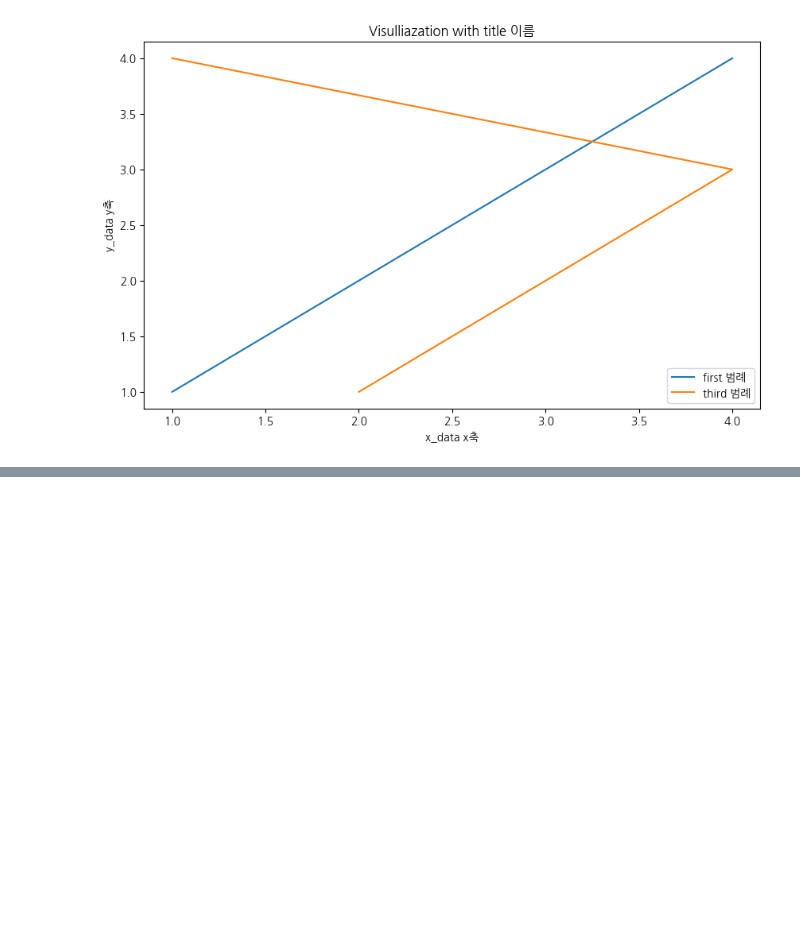
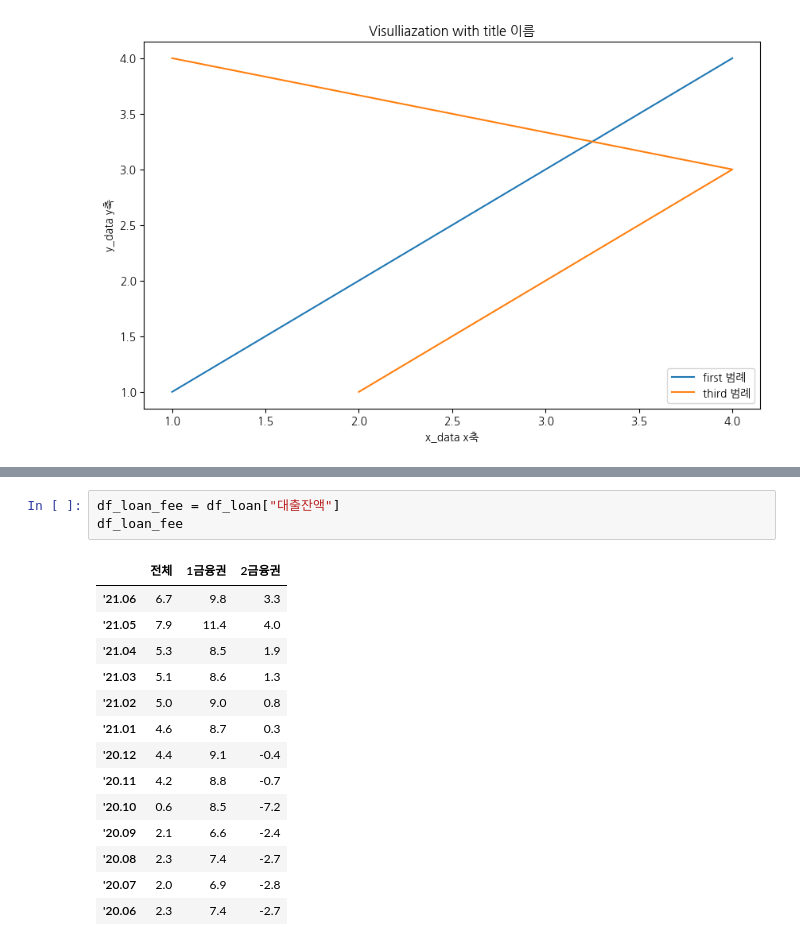
Before and after one commit to Huey-fitpet/study_pandas, a Jupyter notebook: codes/12.visuallization_plots.ipynb, the cells around one changed output, grey strips where cells are left out. Drawn from its saved outputs; the diff is of its cells as text; blank space fills up the shorter version.

```diff
--- a/codes/12.visuallization_plots.ipynb
+++ b/codes/12.visuallization_plots.ipynb
@@ -74,0 +109,18 @@ plt.show()
+# %%
+df_loan_fee = df_loan["대출잔액"]
+df_loan_fee
+# %% [output]
+|  | 전체 | 1금융권 | 2금융권 |
+| '21.06 | 6.7 | 9.8 | 3.3 |
+| '21.05 | 7.9 | 11.4 | 4.0 |
+| '21.04 | 5.3 | 8.5 | 1.9 |
+| '21.03 | 5.1 | 8.6 | 1.3 |
+| '21.02 | 5.0 | 9.0 | 0.8 |
+| '21.01 | 4.6 | 8.7 | 0.3 |
+| '20.12 | 4.4 | 9.1 | -0.4 |
+| '20.11 | 4.2 | 8.8 | -0.7 |
+| '20.10 | 0.6 | 8.5 | -7.2 |
+| '20.09 | 2.1 | 6.6 | -2.4 |
+| '20.08 | 2.3 | 7.4 | -2.7 |
+| '20.07 | 2.0 | 6.9 | -2.8 |
+| '20.06 | 2.3 | 7.4 | -2.7 |
```
Also changed, not shown: parts of 13 cells of this notebook, 8 other files.
